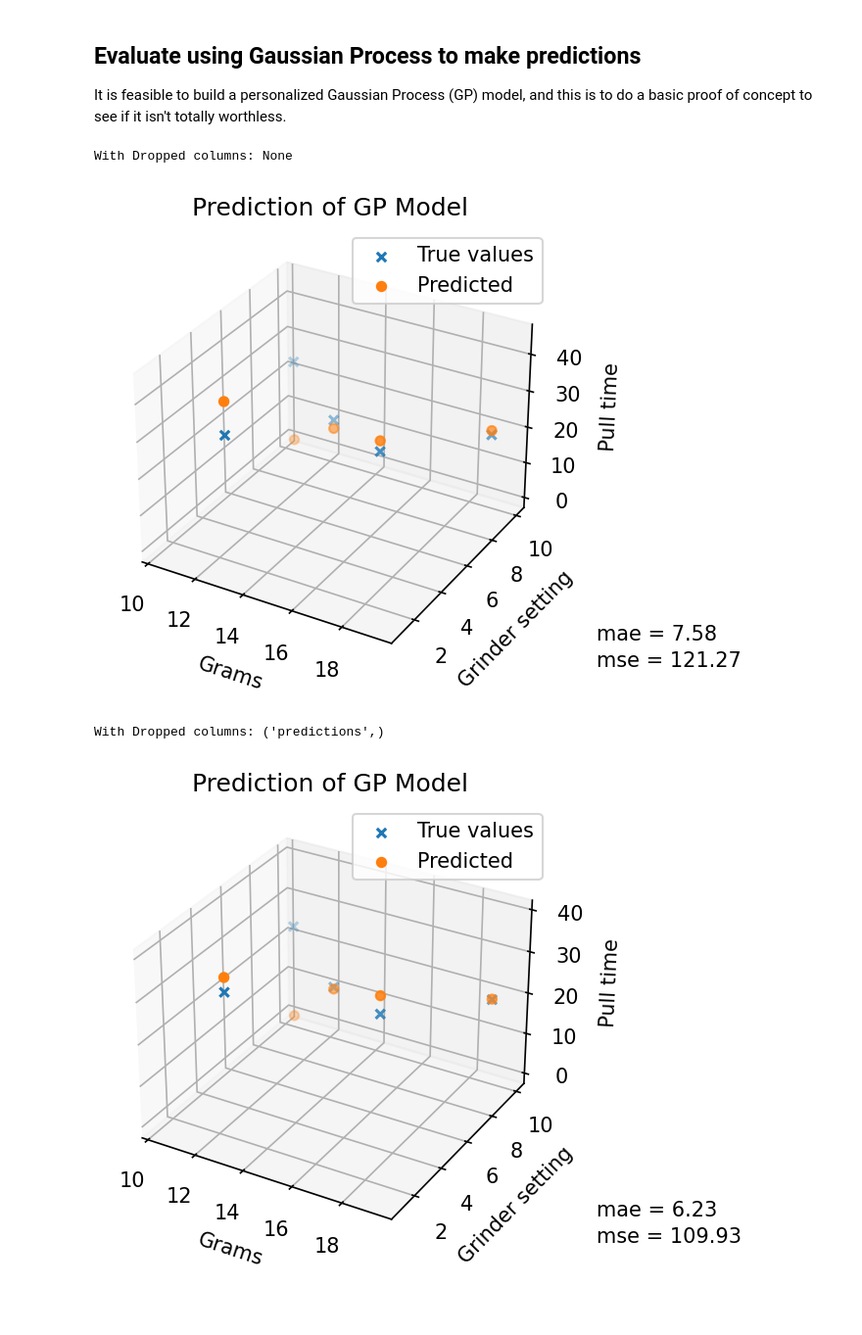
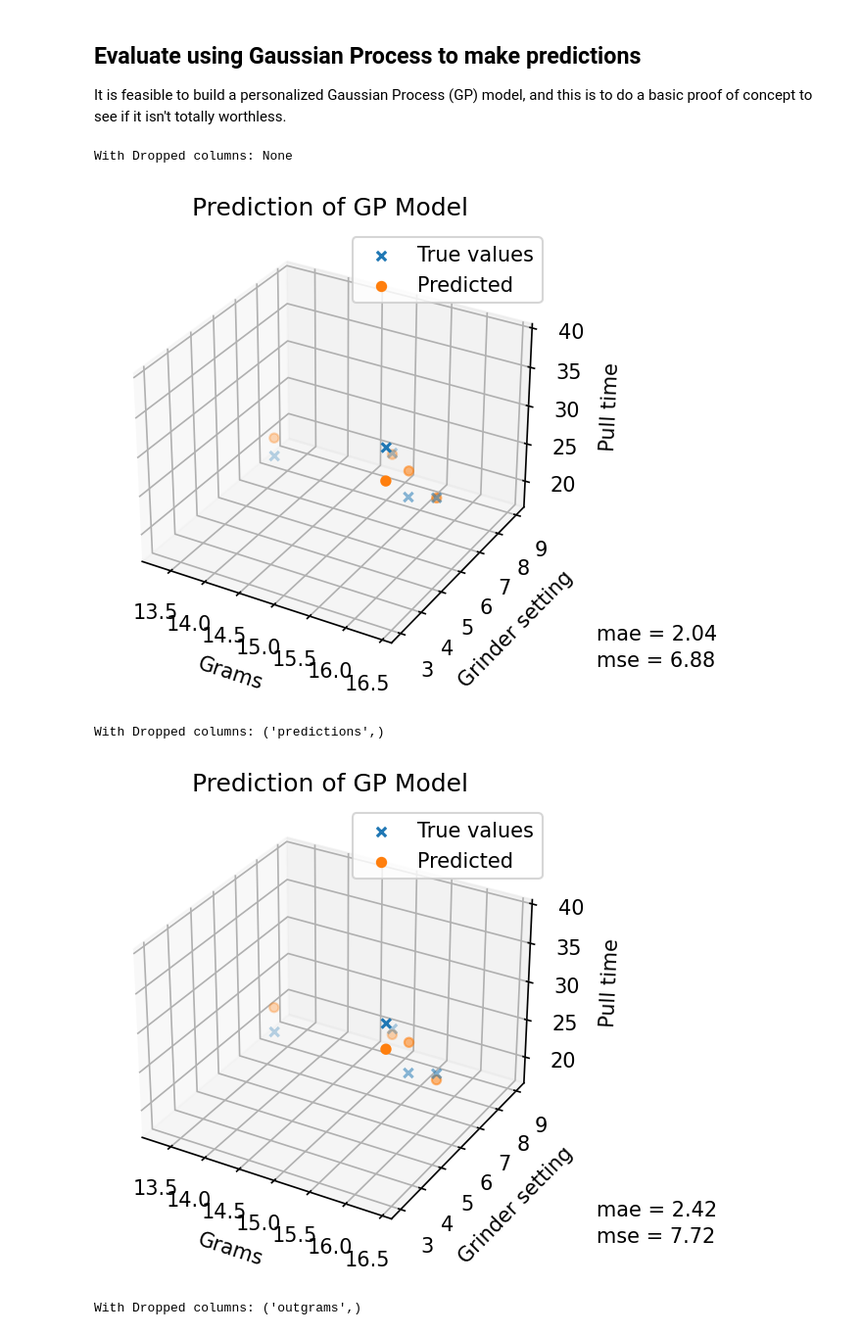
Before and after one commit to badisa/optpresso, a Jupyter notebook: notebooks/secondary-machine.ipynb, the cells around one changed output. Shown at 98% size. Saved outputs shown, nothing was run; the diff lists cells and outputs as text; code cells hidden in the pictures.

```diff
--- a/notebooks/secondary-machine.ipynb
+++ b/notebooks/secondary-machine.ipynb
@@ -138,7 +136,7 @@ def prepare_df_for_gp(frame, prediction_column="timeseconds", encoded_cols=("gri
         new_frame[col] = encoder.fit_transform(np.asarray(new_frame[col]).reshape(-1, 1)).toarray()
 
     y = np.asarray(new_frame[prediction_column])
-    new_frame = new_frame.drop([prediction_column, "ratio"], axis=1)
+    new_frame = new_frame.drop([prediction_column], axis=1)
     x = np.zeros((len(new_frame), len(new_frame.columns)), dtype=object)
     col_idxs = {}
     for i in range(len(new_frame)):
@@ -151,7 +149,8 @@ def prepare_df_for_gp(frame, prediction_column="timeseconds", encoded_cols=("gri
                 x[i][j] = vals
     return col_idxs, x, y
 
-for dropped in [None, ("predictions", )]:
+best_model_columns = None
+for dropped in [None, ("predictions", ), ("outgrams",), ("ratio",)]:
     print("With Dropped columns:", dropped)
     idxs, x, y = prepare_df_for_gp(train, drop_cols=dropped)
     gp = GaussianProcessRegressor(kernel=DotProduct() + WhiteKernel(), n_restarts_optimizer=9)
@@ -164,34 +163,39 @@ for dropped in [None, ("predictions", )]:
     ax.set_xlabel("Grams")
     ax.set_ylabel("Grinder setting")
     ax.set_zlabel("Pull time")
     ax.scatter(
         x_val[:, idxs["ingrams"]],
         x_val[:, idxs["grindsetting"]],
         y_val,
         marker="x",
         label="True values",
     )
     ax.scatter(
         x_val[:, idxs["ingrams"]],
         x_val[:, idxs["grindsetting"]],
         yfit,
         marker="o",
         label="Predicted",
     )
     ax.legend()
     ax.annotate(
         "mse = {:.2f}".format(mean_squared_error(y_val, yfit)),
         (1.1, 0.01),
         xycoords="axes fraction",
     )
+    mse = mean_absolute_error(y_val, yfit)
     ax.annotate(
-        "mae = {:.2f}".format(mean_absolute_error(y_val, yfit)),
+        "mae = {:.2f}".format(mse),
         (1.1, 0.07),
         xycoords="axes fraction",
     )
+    if best_model_columns is None or best_model_columns[0] > mse:
+        best_model_columns = (mse, idxs)
     plt.show()
+print("Best Column combination", [x for x in best_model_columns[1].keys()])
 # %% [output]
 With Dropped columns: None
-[figure, old version]
+[figure, new version]
 With Dropped columns: ('predictions',)
-[figure, old version]
+[figure, new version]
+With Dropped columns: ('outgrams',)
```
Also changed, not shown: parts of 3 cells of this notebook, 5 other files.
